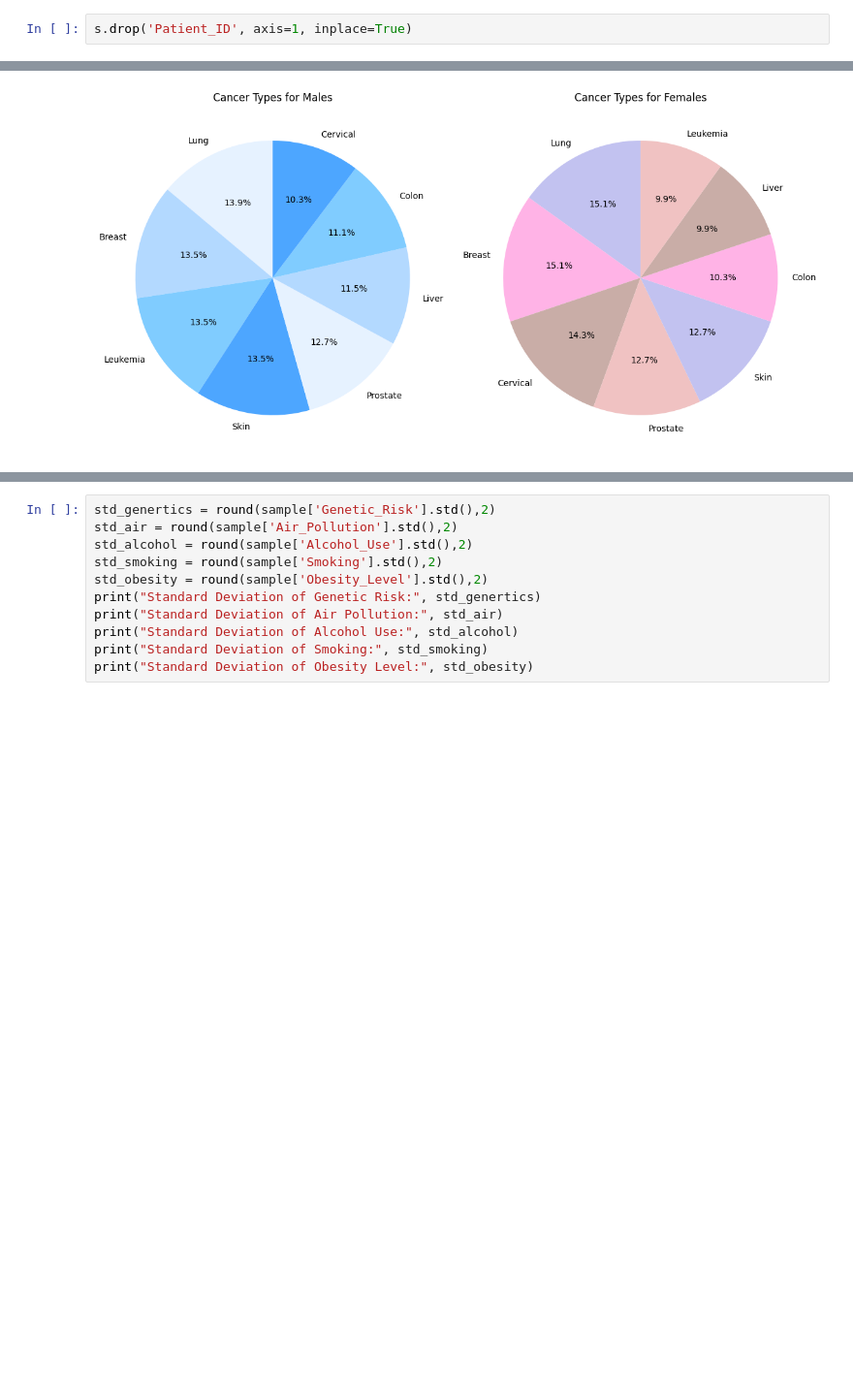
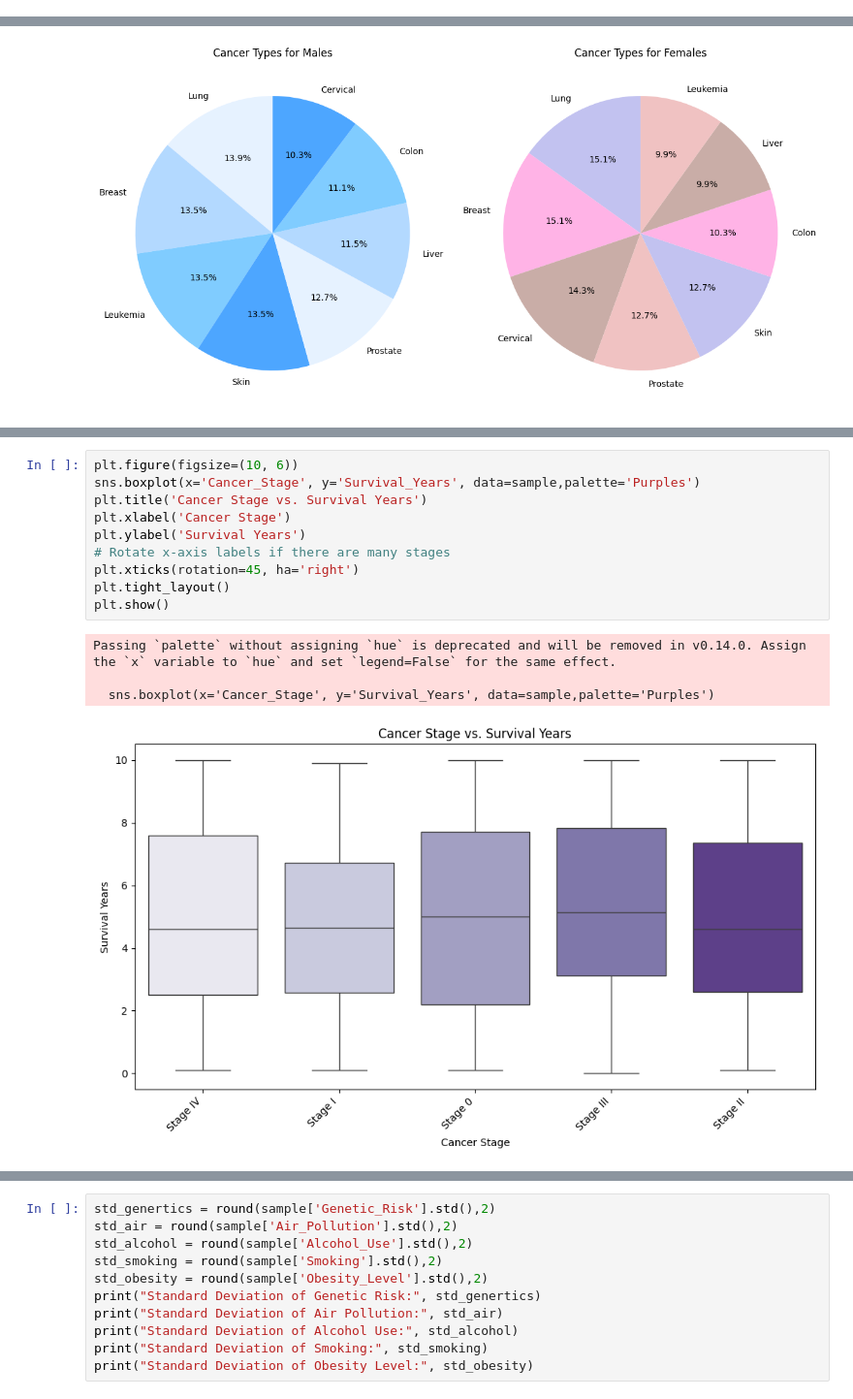
Before and after one commit to Zeina-Shalaan/Cancer-DATA, a Jupyter notebook: global_cancer_patients_2015_2024_Dataset_project2.ipynb, the cells around one changed output, grey strips where cells are left out. Shown at 97% size. Cells and saved outputs as stored; diff of their text form; blank space fills up the shorter version.

```diff
--- a/global_cancer_patients_2015_2024_Dataset_project2.ipynb
+++ b/global_cancer_patients_2015_2024_Dataset_project2.ipynb
@@ -120,2 +131,0 @@ s.head()
-# %%
-s.drop('Patient_ID', axis=1, inplace=True)
@@ -300,0 +329,15 @@ plt.show()
+# %%
+plt.figure(figsize=(10, 6))
+sns.boxplot(x='Cancer_Stage', y='Survival_Years', data=sample,palette='Purples')
+plt.title('Cancer Stage vs. Survival Years')
+plt.xlabel('Cancer Stage')
+plt.ylabel('Survival Years')
+# Rotate x-axis labels if there are many stages
+plt.xticks(rotation=45, ha='right')
+plt.tight_layout()
+plt.show()
+# %% [output]
+Passing `palette` without assigning `hue` is deprecated and will be removed in v0.14.0. Assign the `x` variable to `hue` and set `legend=False` for the same effect.
+
+  sns.boxplot(x='Cancer_Stage', y='Survival_Years', data=sample,palette='Purples')
+[figure, added]
```
Also changed, not shown: parts of 77 cells of this notebook.
